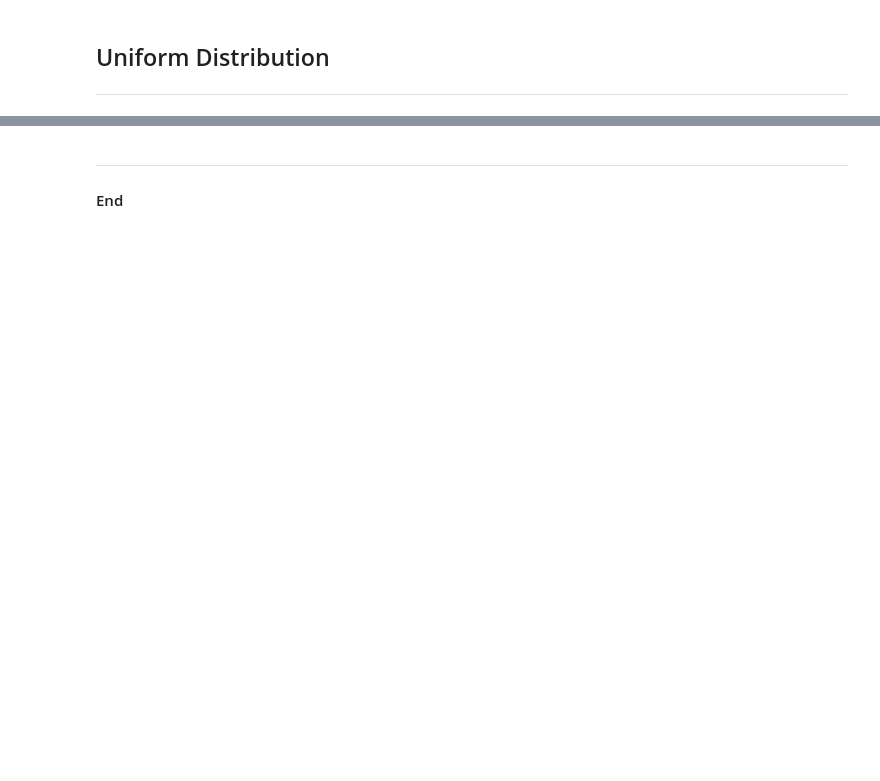
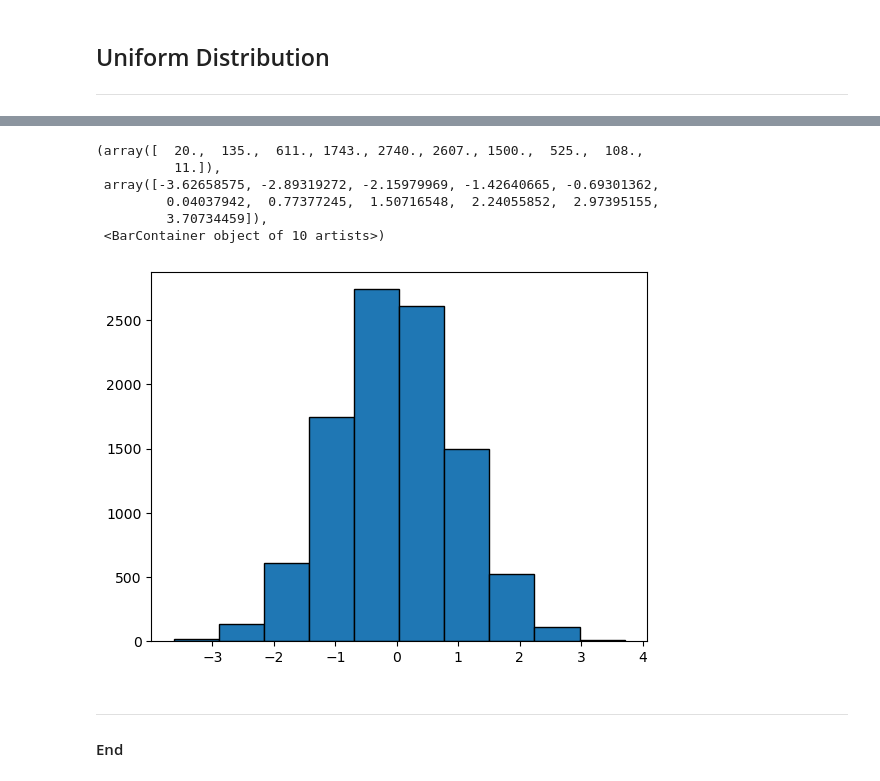
Before and after one commit to UWASIKLK/pda---mywork, a Jupyter notebook: random.ipynb, the cells around one changed output, grey strips where cells are left out. Cells and saved outputs as stored; diff of their text form; code cells hidden in the pictures; blank space fills up the shorter version.

```diff
--- a/random.ipynb
+++ b/random.ipynb
@@ -173,3 +194,15 @@ plt.bar(values, counts, edgecolor = 'black')
+# %%
+# Plot histogram.
+
+plt.hist(x, edgecolor='black')
+# %% [output]
+(array([  20.,  135.,  611., 1743., 2740., 2607., 1500.,  525.,  108.,
+          11.]),
+ array([-3.62658575, -2.89319272, -2.15979969, -1.42640665, -0.69301362,
+         0.04037942,  0.77377245,  1.50716548,  2.24055852,  2.97395155,
+         3.70734459]),
+ <BarContainer object of 10 artists>)
+[figure, added]
 # %% [markdown]
 ***
 #### End
```
Also changed, not shown: parts of 18 cells of this notebook, 1 other file.
